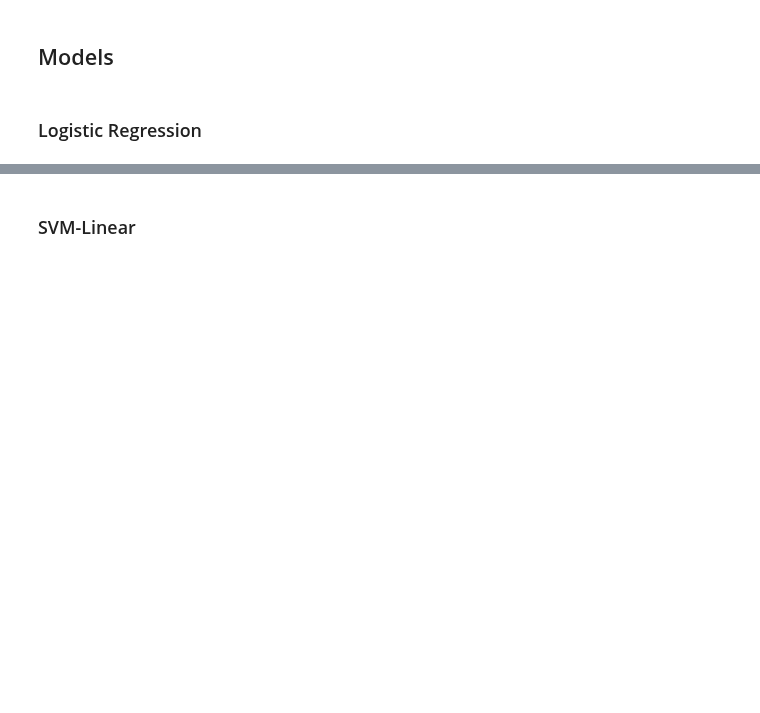
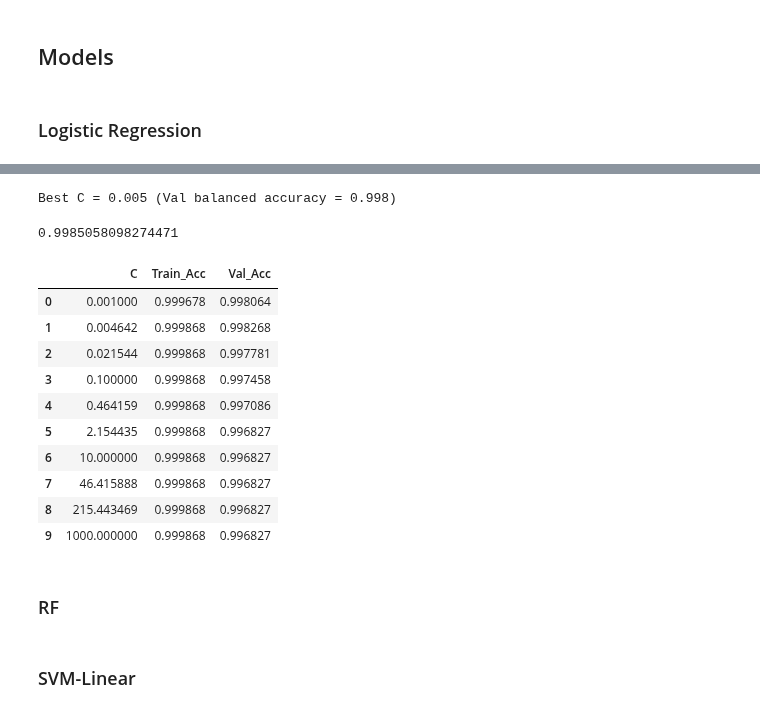
Before and after one commit to alexgaarciia/MALDIAlign, a Jupyter notebook: 02_models/baseline_classifier.ipynb, the cells around one changed output, grey strips where cells are left out. Cells and saved outputs as stored; diff of their text form; code cells hidden in the pictures; blank space fills up the shorter version.

```diff
--- a/02_models/baseline_classifier.ipynb
+++ b/02_models/baseline_classifier.ipynb
@@ -77,0 +159,30 @@ X_train, X_test, y_train, y_test = train_test_split(dataA, labelA, test_size=0.2
+# %%
+pca = PCA(n_components=816)
+pca.fit(X_train_scaled)
+
+X_train_pca = pca.transform(X_train_scaled)
+X_val_pca   = pca.transform(X_val_scaled)
+X_test_pca  = pca.transform(X_test_scaled)
+# %%
+# Define the hyperparameters to train on
+lr_C = np.logspace(-3, 3, 10)
+
+train_scores = []
+val_scores = []
+
+for C in lr_C:
+    # Define and train the model
+    model = LogisticRegression(C=C, class_weight='balanced', max_iter=1000)
+    model.fit(X_train_pca, y_train)
+
+    # Predict and evaluate
+    y_pred_train = model.predict(X_train_pca)
+    y_pred_val = model.predict(X_val_pca)
+
+    acc_train = balanced_accuracy_score(y_train, y_pred_train)
+    acc_val = balanced_accuracy_score(y_val, y_pred_val)
+
+    train_scores.append(acc_train)
+    val_scores.append(acc_val)
+
+    print(f"C={C:.3f} → Train: {acc_train:.3f}, Val: {acc_val:.3f}")
@@ -77,0 +200,36 @@ X_train, X_test, y_train, y_test = train_test_split(dataA, labelA, test_size=0.2
+# %%
+#  Select the best model
+best_idx = np.argmax(val_scores)
+best_C = lr_C[best_idx]
+print(f"\nBest C = {best_C:.3f} (Val balanced accuracy = {val_scores[best_idx]:.3f})")
+# %% [output]
+Best C = 0.005 (Val balanced accuracy = 0.998)
+# %%
+# Evaluate in test
+best_model = LogisticRegression(C=best_C, class_weight='balanced', max_iter=1000)
+best_model.fit(X_train_scaled, y_train)
+y_pred_test = best_model.predict(X_test_scaled)
+test_acc = balanced_accuracy_score(y_test, y_pred_test)
+print(test_acc)
+# %% [output]
+0.9985058098274471
+# %%
+# Store results
+results_lr = pd.DataFrame({
+    "C": lr_C,
+    "Train_Acc": train_scores,
+    "Val_Acc": val_scores
+})
+results_lr
+# %% [output]
+|  | C | Train_Acc | Val_Acc |
+| 0 | 0.001000 | 0.999678 | 0.998064 |
+| 1 | 0.004642 | 0.999868 | 0.998268 |
+| 2 | 0.021544 | 0.999868 | 0.997781 |
+| 3 | 0.100000 | 0.999868 | 0.997458 |
+| 4 | 0.464159 | 0.999868 | 0.997086 |
+| 5 | 2.154435 | 0.999868 | 0.996827 |
+| 6 | 10.000000 | 0.999868 | 0.996827 |
+| 7 | 46.415888 | 0.999868 | 0.996827 |
+| 8 | 215.443469 | 0.999868 | 0.996827 |
+| 9 | 1000.000000 | 0.999868 | 0.996827 |
@@ -78,2 +238,4 @@ X_train, X_test, y_train, y_test = train_test_split(dataA, labelA, test_size=0.2
+# %% [markdown]
+### RF
 # %% [markdown]
 ### SVM-Linear
```
Also changed, not shown: parts of 21 cells of this notebook, 2 other files.
